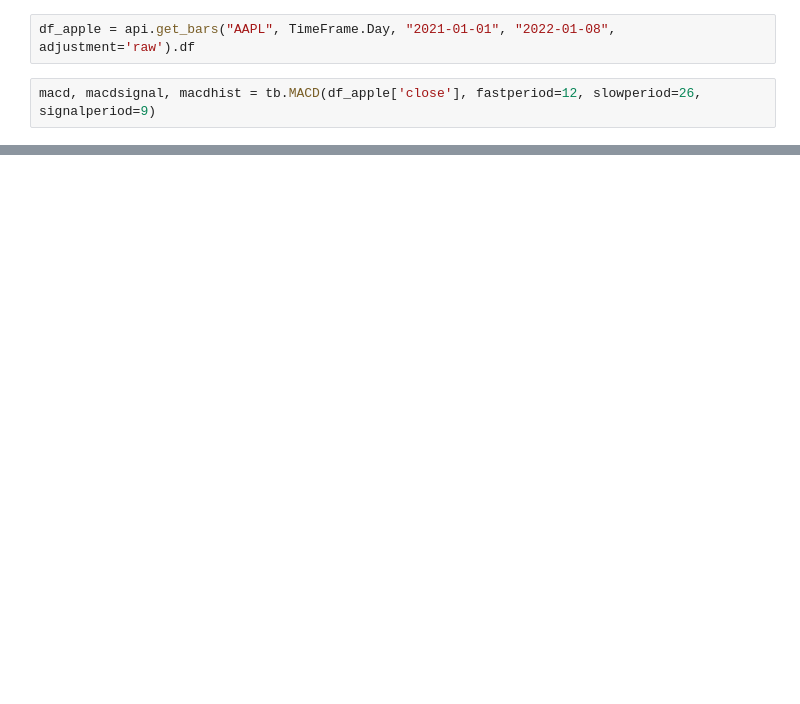
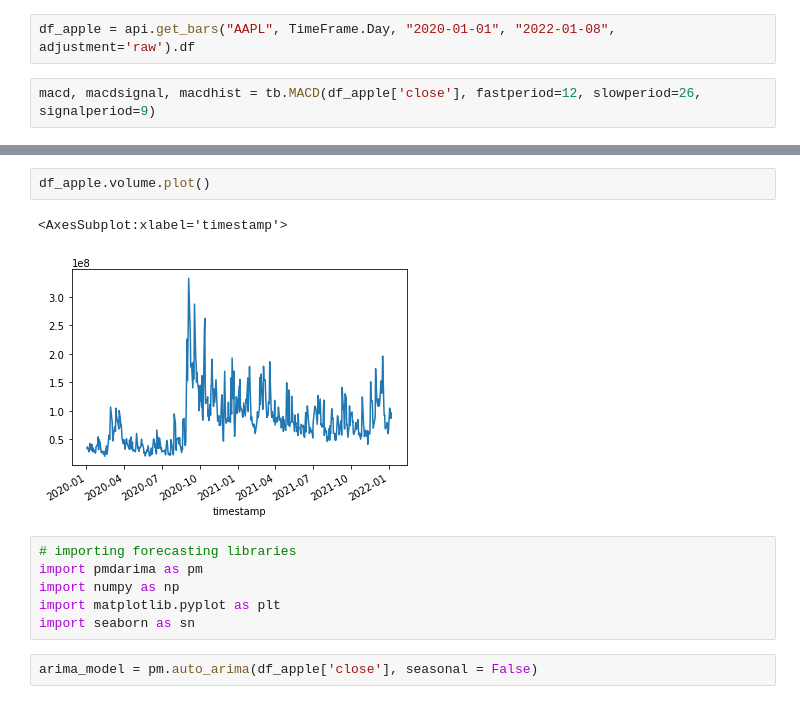
Before and after one commit to michaelortiz05/algotrader, a Jupyter notebook: Joshuas_MacD.ipynb, the cells around one changed output, grey strips where cells are left out. Drawn from its saved outputs; the diff is of its cells as text; blank space fills up the shorter version.

Commit message:
arima and correlation added

```diff
--- a/Joshuas_MacD.ipynb
+++ b/Joshuas_MacD.ipynb
@@ -18,6 +18,6 @@ api = tradeapi.REST(key_id= os.getenv('API_KEY'), secret_key=os.getenv('SECRET_K
 # %%
 import talib as tb
 # %%
-df_apple = api.get_bars("AAPL", TimeFrame.Day, "2021-01-01", "2022-01-08", adjustment='raw').df
+df_apple = api.get_bars("AAPL", TimeFrame.Day, "2020-01-01", "2022-01-08", adjustment='raw').df
 # %%
 macd, macdsignal, macdhist = tb.MACD(df_apple['close'], fastperiod=12, slowperiod=26, signalperiod=9)
@@ -27,0 +24,13 @@ macd, macdsignal, macdhist = tb.MACD(df_apple['close'], fastperiod=12, slowperio
+# %%
+df_apple.volume.plot()
+# %% [output]
+<AxesSubplot:xlabel='timestamp'>
+[figure, added]
+# %%
+# importing forecasting libraries
+import pmdarima as pm
+import numpy as np
+import matplotlib.pyplot as plt
+import seaborn as sn
+# %%
+arima_model = pm.auto_arima(df_apple['close'], seasonal = False)
```
Also changed, not shown: parts of 8 cells of this notebook.
